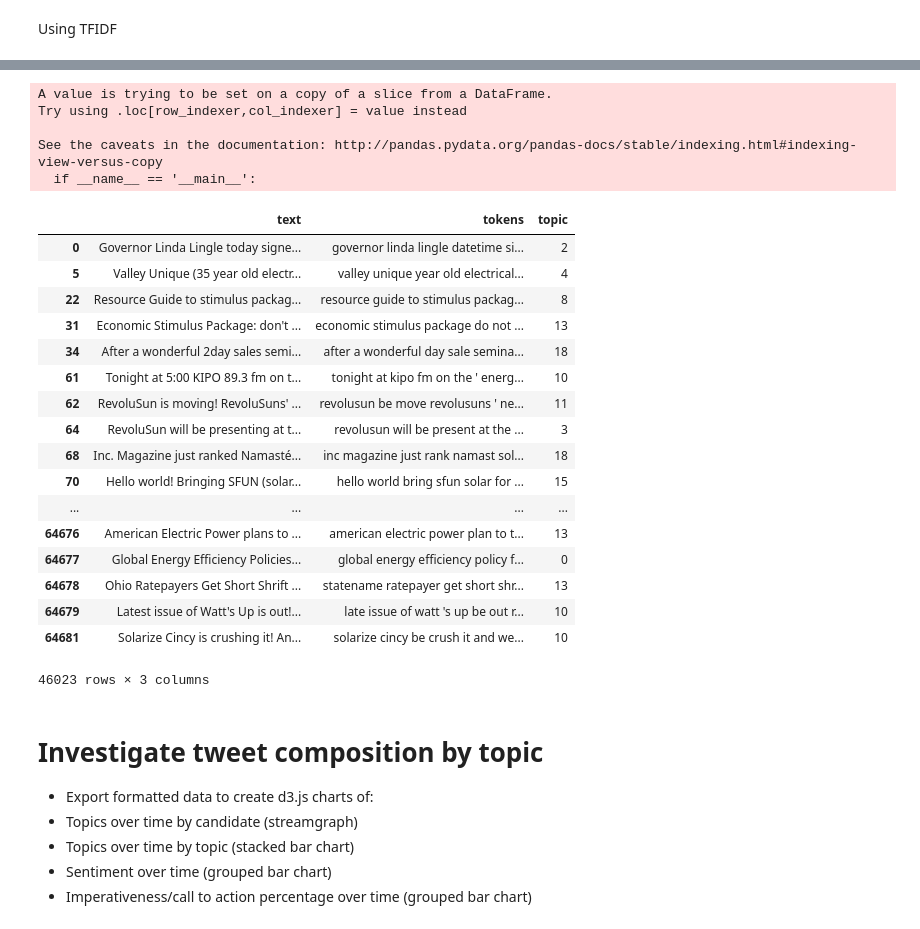
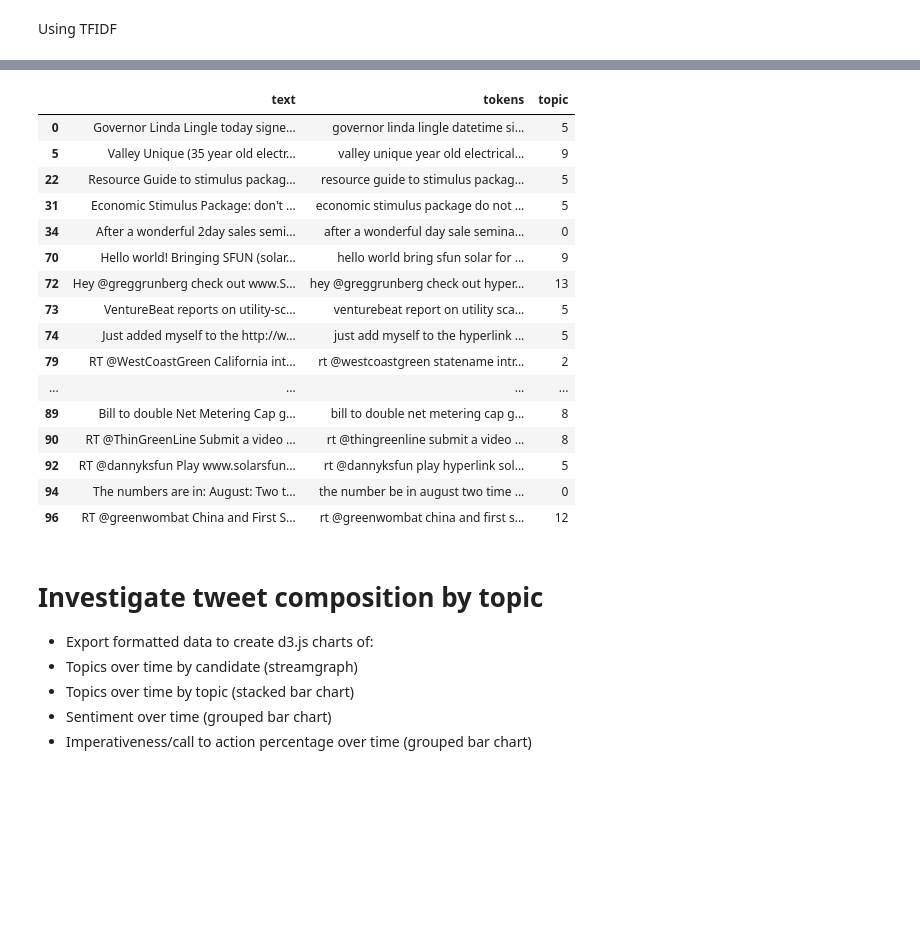
Before and after one commit to matt-stringer/twitter-marketing-analysis, a Jupyter notebook: descriptive_stats_tweets/Solar Marketing Analysis.ipynb, the cells around one changed output, grey strips where cells are left out. Cells and saved outputs as stored; diff of their text form; code cells hidden in the pictures; blank space fills up the shorter version.

```diff
--- a/descriptive_stats_tweets/Solar Marketing Analysis.ipynb
+++ b/descriptive_stats_tweets/Solar Marketing Analysis.ipynb
@@ -484,7 +504,7 @@ stop = stop.union({ u'hyperlink', u'rt', u'amp'})
 
 stop = stop.union({u'solar energy', u'solar', u'solar power', u'power', u'energy'})
 
-stop = stop.union({u'ca', u'san diego', u'san francisco', u'san', u'francisco', u'sandiego', u'diego', u'ny', u'la', u'oakland'})
+stop = stop.union({u'ca', u'san diego', u'san francisco', u'san', u'francisco', u'sandiego', u'diego', u'ny', u'la', u'oakland', u'jose'})
 
 stop = stop.union({u'lynn', u'lynn jurich', u'jurich', u'lyndon rive', u'lyndon', u'rive', u'ceo', u'ceo lyndon', u'ceo lyndon rive'})
 # %% [markdown]
@@ -497,7 +517,7 @@ for c in companies:
 
 
 # remove their hashtags
-stop = stop.union({u'vivintsolar', u'vivint', u'trinitysolar', u'trinity', u'rgsenergy'})
+stop = stop.union({u'vivintsolar', u'vivint', u'trinitysolar', u'trinity', u'rgsenergy', u'sullivansolar'})
 # %% [markdown]
 ## Review total dimensionality of the analysis
 # %%
@@ -754,8 +774,8 @@ def get_topics_lda(docs, df, n_topics = 4):
 # %%
 # with tf-idf
 def get_topics_lda_tfidf(docs, df, n_topics = 4):
-    vect = TfidfVectorizer(max_df = 0.5,
-                           max_features = 20000,
+    vect = TfidfVectorizer(max_df = 0.8,
+                           max_features = 200000,
                            min_df = 5,
                            stop_words = stop,
                            use_idf = True,
@@ -771,7 +791,7 @@ def get_topics_lda_tfidf(docs, df, n_topics = 4):
                 random_state=0)
     doc_topic_dists = lda.fit_transform(matrix)
 
-    print_top_words(lda, vocab)
+
 
     # prepare pyLDAvis stuff
     get_normed = lambda data: pd.DataFrame(data).div(data.sum(axis = 1), axis = 0)
@@ -782,5 +802,5 @@ def get_topics_lda_tfidf(docs, df, n_topics = 4):
             topic_term_dists = get_normed(lda.components_), # topics x terms
             doc_topic_dists = get_normed(doc_topic_dists)) # docs x topics
 
-    return lda, doc_topic_dists, prepared
+    return lda, vocab, doc_topic_dists, prepared
 # %%
@@ -806,4 +810,4 @@ array, use 'a.T.view(...).T' instead
 # %% [markdown]
 Using TFIDF
 # %%
-all_lda_tfidf, all_doc_topics_tfidf, all_prepared_tfidf = get_topics_lda_tfidf(long_tweets.tokens, long_tweets, 20)
+all_lda_tfidf, vocab_tfidf, all_doc_topics_tfidf, all_prepared_tfidf = get_topics_lda_tfidf(long_tweets.tokens, long_tweets, 15)
@@ -850,31 +819,25 @@ pyLDAvis.display(all_prepared_tfidf)
 tweet_topics = get_doc_topics(all_doc_topics_tfidf)
 # %%
 long_tweets['topic'] = tweet_topics
-long_tweets[['text','tokens', 'topic']]
+long_tweets[['text','tokens', 'topic']].head(20)
 # %% [output]
-A value is trying to be set on a copy of a slice from a DataFrame.
-Try using .loc[row_indexer,col_indexer] = value instead
-
-See the caveats in the documentation: http://pandas.pydata.org/pandas-docs/stable/indexing.html#indexing-view-versus-copy
-  if __name__ == '__main__':
 |  | text | tokens | topic |
-| 0 | Governor Linda Lingle today signe... | governor linda lingle datetime si... | 2 |
-| 5 | Valley Unique (35 year old electr... | valley unique year old electrical... | 4 |
-| 22 | Resource Guide to stimulus packag... | resource guide to stimulus packag... | 8 |
-| 31 | Economic Stimulus Package: don't ... | economic stimulus package do not ... | 13 |
-| 34 | After a wonderful 2day sales semi... | after a wonderful day sale semina... | 18 |
-| 61 | Tonight at 5:00 KIPO 89.3 fm on t... | tonight at kipo fm on the ' energ... | 10 |
-| 62 | RevoluSun is moving! RevoluSuns' ... | revolusun be move revolusuns ' ne... | 11 |
-| 64 | RevoluSun will be presenting at t... | revolusun will be present at the ... | 3 |
-| 68 | Inc. Magazine just ranked Namasté... | inc magazine just rank namast sol... | 18 |
-| 70 | Hello world! Bringing SFUN (solar... | hello world bring sfun solar for ... | 15 |
+| 0 | Governor Linda Lingle today signe... | governor linda lingle datetime si... | 5 |
+| 5 | Valley Unique (35 year old electr... | valley unique year old electrical... | 9 |
+| 22 | Resource Guide to stimulus packag... | resource guide to stimulus packag... | 5 |
+| 31 | Economic Stimulus Package: don't ... | economic stimulus package do not ... | 5 |
+| 34 | After a wonderful 2day sales semi... | after a wonderful day sale semina... | 0 |
+| 70 | Hello world! Bringing SFUN (solar... | hello world bring sfun solar for ... | 9 |
+| 72 | Hey @greggrunberg check out www.S... | hey @greggrunberg check out hyper... | 13 |
+| 73 | VentureBeat reports on utility-sc... | venturebeat report on utility sca... | 5 |
+| 74 | Just added myself to the http://w... | just add myself to the hyperlink ... | 5 |
+| 79 | RT @WestCoastGreen California int... | rt @westcoastgreen statename intr... | 2 |
 | ... | ... | ... | ... |
-| 64676 | American Electric Power plans to ... | american electric power plan to t... | 13 |
-| 64677 | Global Energy Efficiency Policies... | global energy efficiency policy f... | 0 |
-| 64678 | Ohio Ratepayers Get Short Shrift ... | statename ratepayer get short shr... | 13 |
-| 64679 | Latest issue of Watt's Up is out!... | late issue of watt 's up be out r... | 10 |
-| 64681 | Solarize Cincy is crushing it! An... | solarize cincy be crush it and we... | 10 |
+| 89 | Bill to double Net Metering Cap g... | bill to double net metering cap g... | 8 |
+| 90 | RT @ThinGreenLine Submit a video ... | rt @thingreenline submit a video ... | 8 |
+| 92 | RT @dannyksfun Play www.solarsfun... | rt @dannyksfun play hyperlink sol... | 5 |
+| 94 | The numbers are in: August: Two t... | the number be in august two time ... | 0 |
+| 96 | RT @greenwombat China and First S... | rt @greenwombat china and first s... | 12 |
-46023 rows × 3 columns
 # %% [markdown]
 # Investigate tweet composition by topic
 
```
Also changed, not shown: parts of 40 cells of this notebook.
